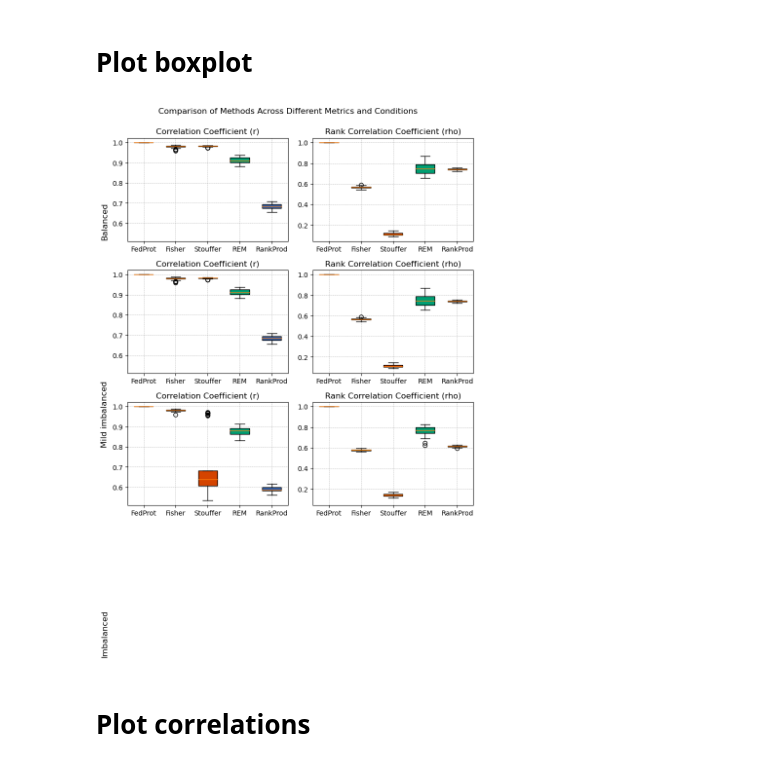
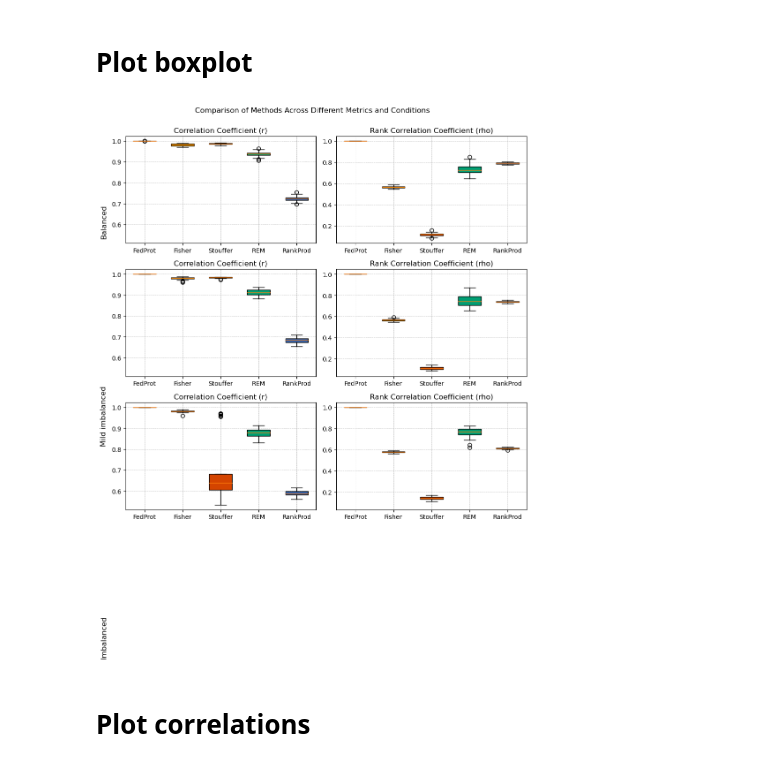
Before and after one commit to Freddsle/FedProt, a Jupyter notebook: evaluation/simulated/03_plot_results.ipynb, the cells around one changed output. Cells and saved outputs as stored; diff of their text form; code cells hidden in the pictures.

```diff
--- a/evaluation/simulated/03_plot_results.ipynb
+++ b/evaluation/simulated/03_plot_results.ipynb
@@ -59,21 +59,22 @@ def plot_data(datasets, color_dict, titles, row_titles, figsize=(13, 7), grid_st
     plt.suptitle('Comparison of Methods Across Different Metrics and Conditions')
     plt.show()
 # %%
-_, _, r_pv_df_bal, rho_pv_df_bal = load_data("mild_imbalanced")
+_, _, r_pv_df_bal, rho_pv_df_bal = load_data("balanced")
 _, _, r_pv_df_mibal, rho_pv_df_mibal = load_data("mild_imbalanced")
 _, _, r_pv_df_imbal, rho_pv_df_imbal = load_data("imbalanced")
+
 
 # Titles for each subplot
 titles = ['Correlation Coefficient (r)', 'Rank Correlation Coefficient (rho)']
 row_titles = ['Balanced', 'Mild imbalanced', 'Imbalanced']
 
 # Plotting data grouped by scenario
 datasets = [(r_pv_df_bal, rho_pv_df_bal), (r_pv_df_mibal, rho_pv_df_mibal), (r_pv_df_imbal, rho_pv_df_imbal)]
 
 # Call the function
-plot_data(datasets, color_dict, titles, row_titles, figsize=(8, 9))
+plot_data(datasets, color_dict, titles, row_titles, figsize=(10, 10))
 # %% [output]
-[figure, old version]
+[figure, new version]
 # %% [markdown]
 # Plot correlations
 # %%
```
Also changed, not shown: parts of 6 cells of this notebook, 15 other files.
